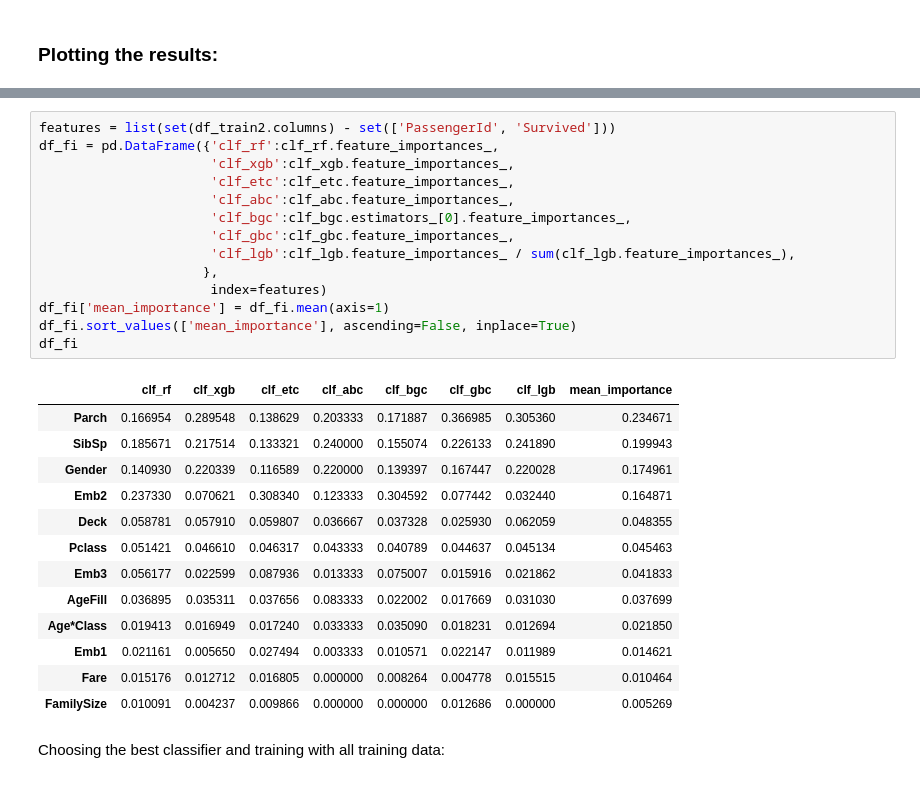
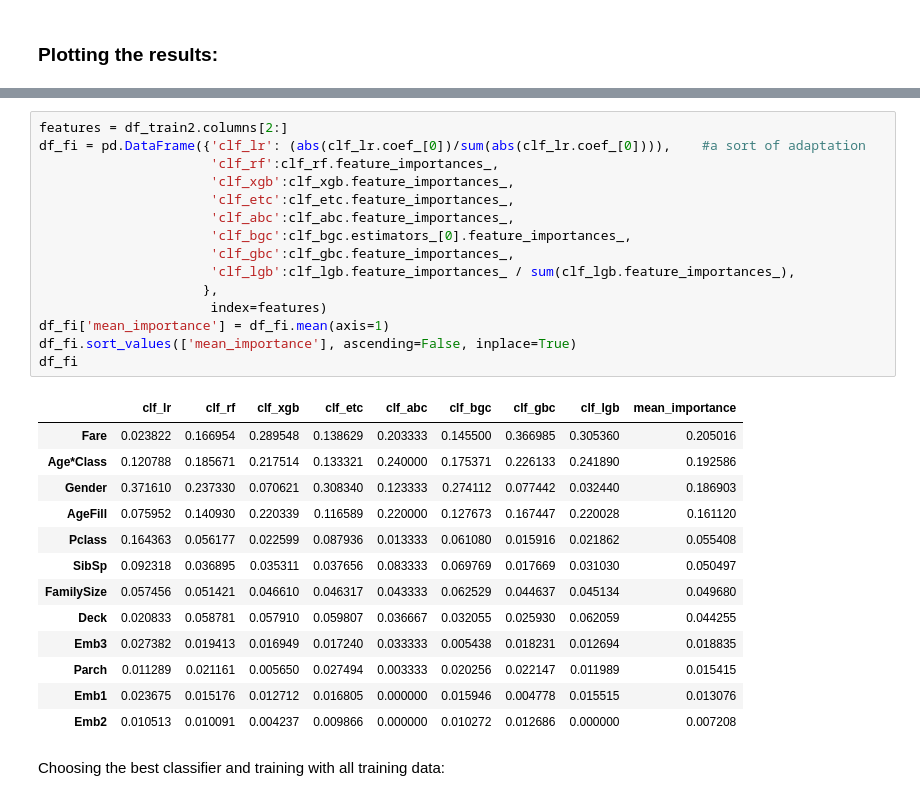
Before and after one commit to rsouza/FGV_Intro_DS, a Jupyter notebook: notebooks/ML_SUP_Categorical_Classification.ipynb, the cells around one changed output, grey strips where cells are left out. Drawn from its saved outputs; the diff is of its cells as text.

```diff
--- a/notebooks/ML_SUP_Categorical_Classification.ipynb
+++ b/notebooks/ML_SUP_Categorical_Classification.ipynb
@@ -2228,31 +2282,32 @@ plt.show()
 # %%
-features = list(set(df_train2.columns) - set(['PassengerId', 'Survived']))
-df_fi = pd.DataFrame({'clf_rf':clf_rf.feature_importances_,
+features = df_train2.columns[2:]
+df_fi = pd.DataFrame({'clf_lr': (abs(clf_lr.coef_[0])/sum(abs(clf_lr.coef_[0]))),    #a sort of adaptation
+                      'clf_rf':clf_rf.feature_importances_,
                       'clf_xgb':clf_xgb.feature_importances_,
                       'clf_etc':clf_etc.feature_importances_,
                       'clf_abc':clf_abc.feature_importances_,
                       'clf_bgc':clf_bgc.estimators_[0].feature_importances_,
                       'clf_gbc':clf_gbc.feature_importances_,
                       'clf_lgb':clf_lgb.feature_importances_ / sum(clf_lgb.feature_importances_),
                      },
                       index=features)
 df_fi['mean_importance'] = df_fi.mean(axis=1)
 df_fi.sort_values(['mean_importance'], ascending=False, inplace=True)
 df_fi
 # %% [output]
-|  | clf_rf | clf_xgb | clf_etc | clf_abc | clf_bgc | clf_gbc | clf_lgb | mean_importance |
-| Parch | 0.166954 | 0.289548 | 0.138629 | 0.203333 | 0.171887 | 0.366985 | 0.305360 | 0.234671 |
-| SibSp | 0.185671 | 0.217514 | 0.133321 | 0.240000 | 0.155074 | 0.226133 | 0.241890 | 0.199943 |
-| Gender | 0.140930 | 0.220339 | 0.116589 | 0.220000 | 0.139397 | 0.167447 | 0.220028 | 0.174961 |
-| Emb2 | 0.237330 | 0.070621 | 0.308340 | 0.123333 | 0.304592 | 0.077442 | 0.032440 | 0.164871 |
-| Deck | 0.058781 | 0.057910 | 0.059807 | 0.036667 | 0.037328 | 0.025930 | 0.062059 | 0.048355 |
-| Pclass | 0.051421 | 0.046610 | 0.046317 | 0.043333 | 0.040789 | 0.044637 | 0.045134 | 0.045463 |
-| Emb3 | 0.056177 | 0.022599 | 0.087936 | 0.013333 | 0.075007 | 0.015916 | 0.021862 | 0.041833 |
-| AgeFill | 0.036895 | 0.035311 | 0.037656 | 0.083333 | 0.022002 | 0.017669 | 0.031030 | 0.037699 |
-| Age*Class | 0.019413 | 0.016949 | 0.017240 | 0.033333 | 0.035090 | 0.018231 | 0.012694 | 0.021850 |
-| Emb1 | 0.021161 | 0.005650 | 0.027494 | 0.003333 | 0.010571 | 0.022147 | 0.011989 | 0.014621 |
-| Fare | 0.015176 | 0.012712 | 0.016805 | 0.000000 | 0.008264 | 0.004778 | 0.015515 | 0.010464 |
-| FamilySize | 0.010091 | 0.004237 | 0.009866 | 0.000000 | 0.000000 | 0.012686 | 0.000000 | 0.005269 |
+|  | clf_lr | clf_rf | clf_xgb | clf_etc | clf_abc | clf_bgc | clf_gbc | clf_lgb | mean_importance |
+| Fare | 0.023822 | 0.166954 | 0.289548 | 0.138629 | 0.203333 | 0.145500 | 0.366985 | 0.305360 | 0.205016 |
+| Age*Class | 0.120788 | 0.185671 | 0.217514 | 0.133321 | 0.240000 | 0.175371 | 0.226133 | 0.241890 | 0.192586 |
+| Gender | 0.371610 | 0.237330 | 0.070621 | 0.308340 | 0.123333 | 0.274112 | 0.077442 | 0.032440 | 0.186903 |
+| AgeFill | 0.075952 | 0.140930 | 0.220339 | 0.116589 | 0.220000 | 0.127673 | 0.167447 | 0.220028 | 0.161120 |
+| Pclass | 0.164363 | 0.056177 | 0.022599 | 0.087936 | 0.013333 | 0.061080 | 0.015916 | 0.021862 | 0.055408 |
+| SibSp | 0.092318 | 0.036895 | 0.035311 | 0.037656 | 0.083333 | 0.069769 | 0.017669 | 0.031030 | 0.050497 |
+| FamilySize | 0.057456 | 0.051421 | 0.046610 | 0.046317 | 0.043333 | 0.062529 | 0.044637 | 0.045134 | 0.049680 |
+| Deck | 0.020833 | 0.058781 | 0.057910 | 0.059807 | 0.036667 | 0.032055 | 0.025930 | 0.062059 | 0.044255 |
+| Emb3 | 0.027382 | 0.019413 | 0.016949 | 0.017240 | 0.033333 | 0.005438 | 0.018231 | 0.012694 | 0.018835 |
+| Parch | 0.011289 | 0.021161 | 0.005650 | 0.027494 | 0.003333 | 0.020256 | 0.022147 | 0.011989 | 0.015415 |
+| Emb1 | 0.023675 | 0.015176 | 0.012712 | 0.016805 | 0.000000 | 0.015946 | 0.004778 | 0.015515 | 0.013076 |
+| Emb2 | 0.010513 | 0.010091 | 0.004237 | 0.009866 | 0.000000 | 0.010272 | 0.012686 | 0.000000 | 0.007208 |
 # %% [markdown]
 Choosing the best classifier and training with all training data:
 # %%
```
Also changed, not shown: parts of 24 cells of this notebook, 1 other file.
